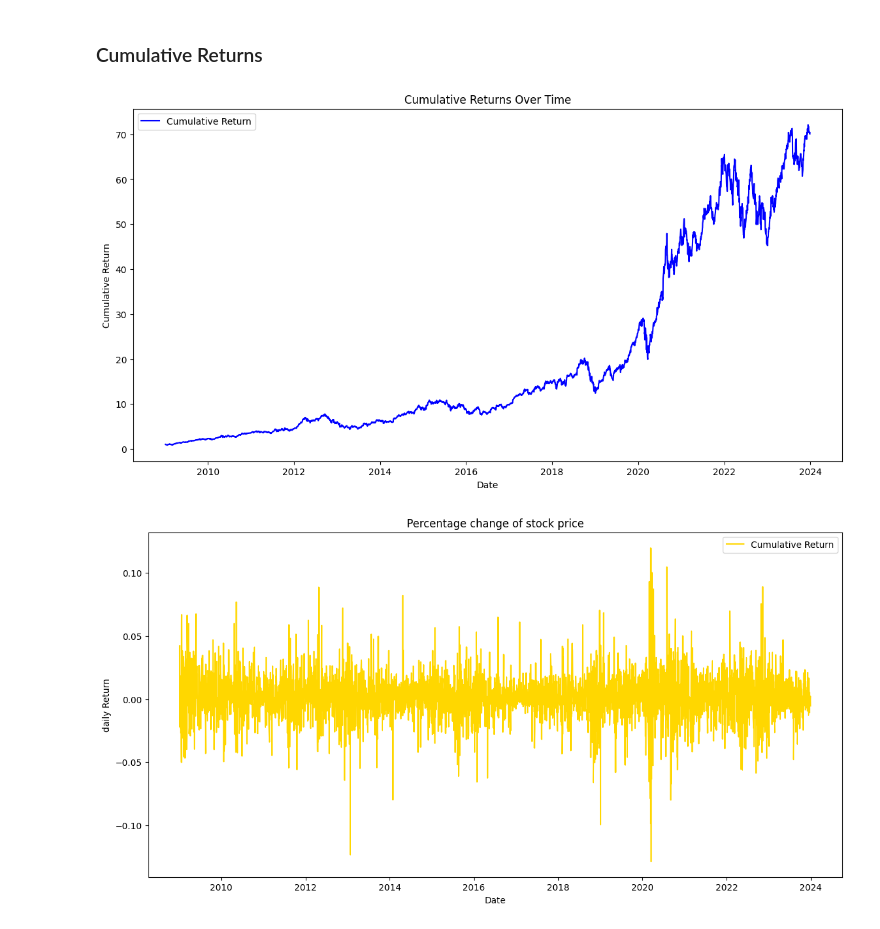
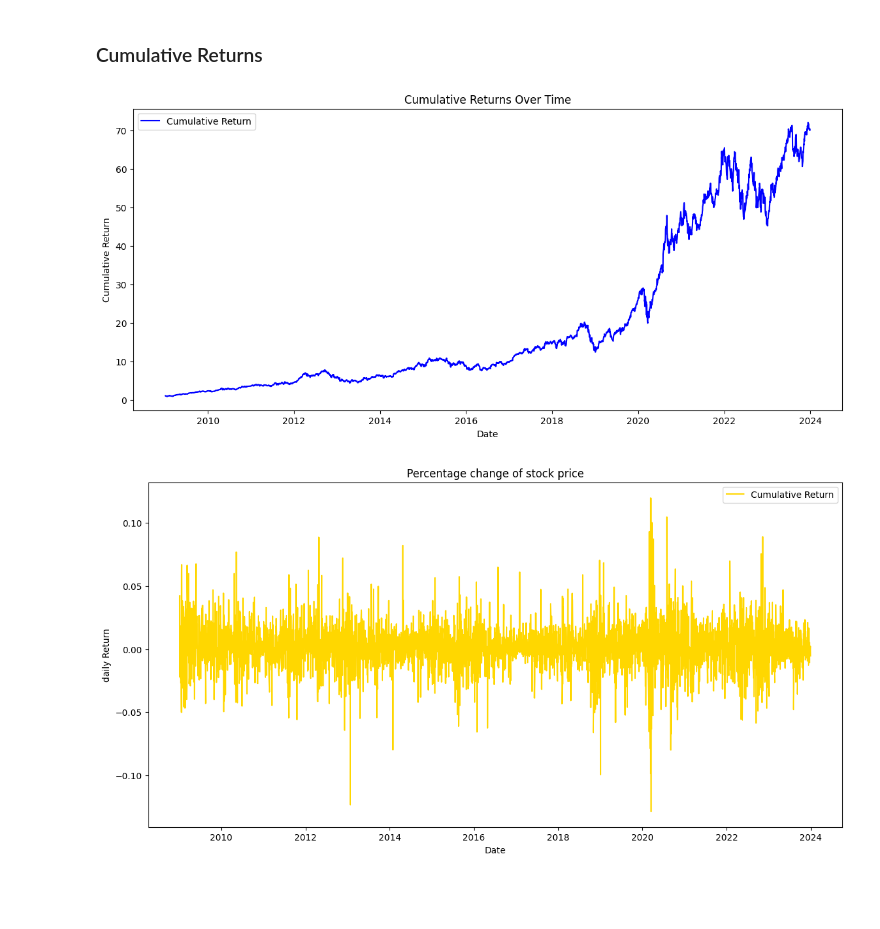
Before and after one commit to Aryam-21/Financial-News-and-Stock-Price-Analysis, a Jupyter notebook: notebooks/aapl.ipynb, the cells around one changed output. Cells and saved outputs as stored; diff of their text form; code cells hidden in the pictures; blank space fills up the shorter version.

```diff
--- a/notebooks/aapl.ipynb
+++ b/notebooks/aapl.ipynb
@@ -100,15 +100,15 @@ plt.show()
 # %% [markdown]
 ### Cumulative Returns
 # %%
-plt.figure(figsize=(14,7))
+plt.figure(figsize=(14,6))
 plt.plot(cumulative_returns, label='Cumulative Return', color='blue')
 plt.title('Cumulative Returns Over Time')
 plt.xlabel('Date')
 plt.ylabel('Cumulative Return')
 plt.legend()
 plt.show()
 # %% [output]
-[figure, old version]
+[figure, new version]
 # %%
 plt.figure(figsize=(14,7))
 plt.plot(returns, label='Cumulative Return', color='gold')
```
Also changed, not shown: 1 other file.
